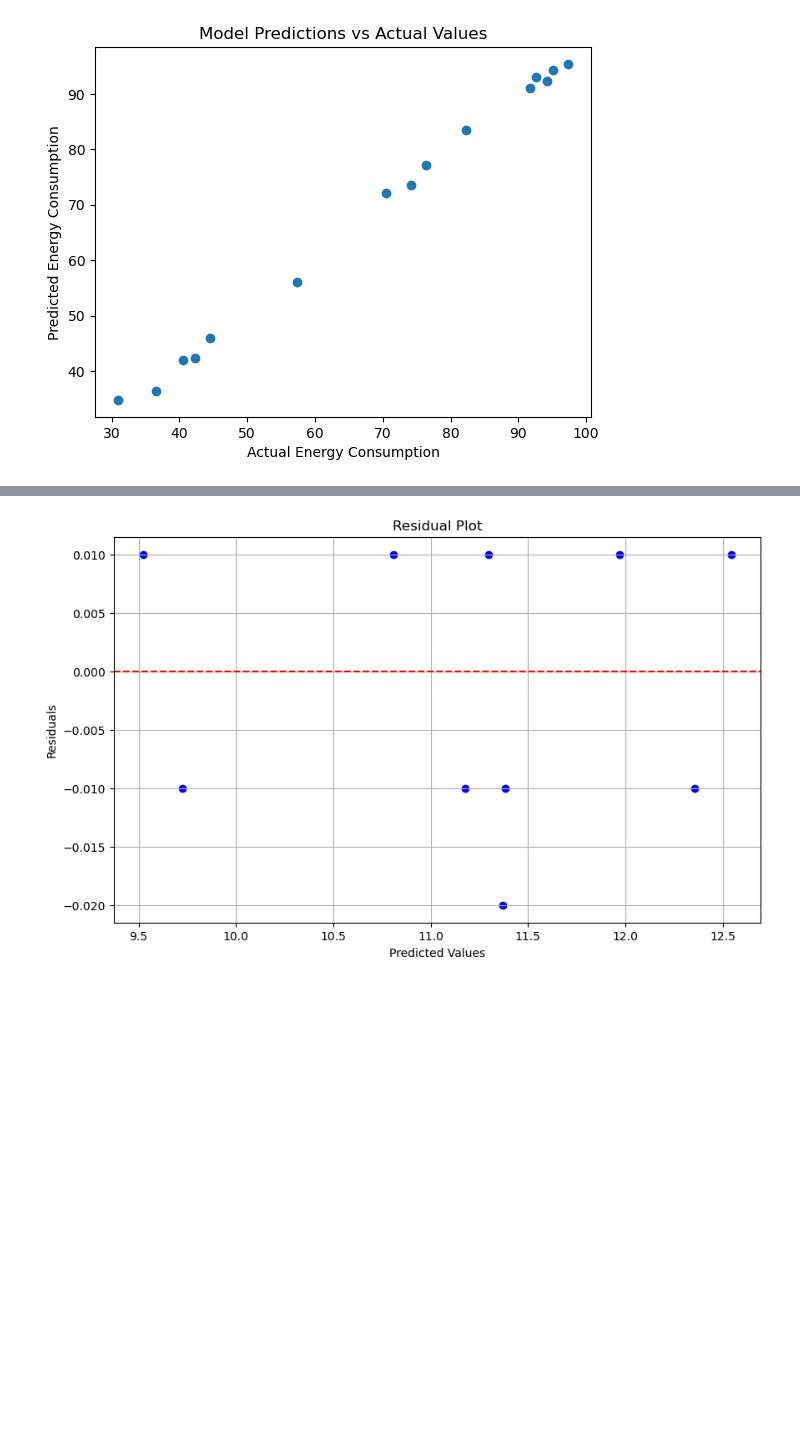
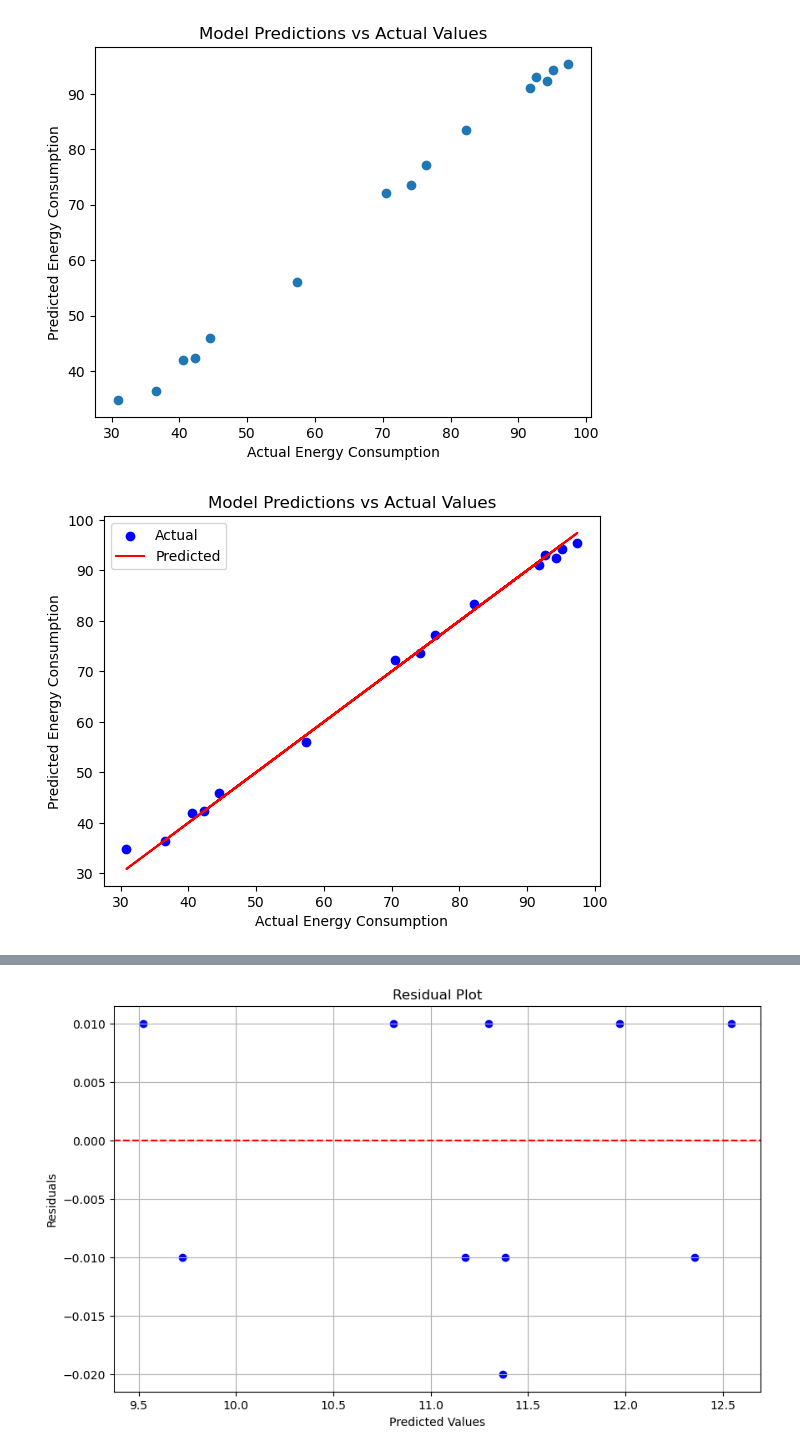
Before and after one commit to AmitaGarad/Machine-Learning-Climate-Change-vs-Energy-Consumption, a Jupyter notebook: Ds-Models/Random_Forest_Regression_model.ipynb, the cells around one changed output, grey strips where cells are left out. Saved outputs shown, nothing was run; the diff lists cells and outputs as text; code cells hidden in the pictures; blank space fills up the shorter version.

Commit message:
added-prediction

```diff
--- a/Ds-Models/Random_Forest_Regression_model.ipynb
+++ b/Ds-Models/Random_Forest_Regression_model.ipynb
@@ -85,3 +85,17 @@ plt.savefig('../Random_forest_model_images/Model_Predictions_vs_Actual_Values_co
 plt.show()
 # %% [output]
 [figure]
+# %%
+import matplotlib.pyplot as plt
+
+# Plotting actual vs predicted values with different colors
+plt.scatter(y_test, y_pred, color='blue', label='Actual')  # Blue for actual values
+plt.plot(y_test, y_test, color='red', label='Predicted')   # Red for predicted values
+plt.xlabel("Actual Energy Consumption")
+plt.ylabel("Predicted Energy Consumption")
+plt.title("Model Predictions vs Actual Values")
+plt.legend()
+plt.savefig('../Random_forest_model_images/Model_Predictions_vs_Actual_Values_combine_sea_data.png')
+plt.show()
+# %% [output]
+[figure, added]
```
Also changed, not shown: parts of 3 cells of this notebook, 4 other files.
